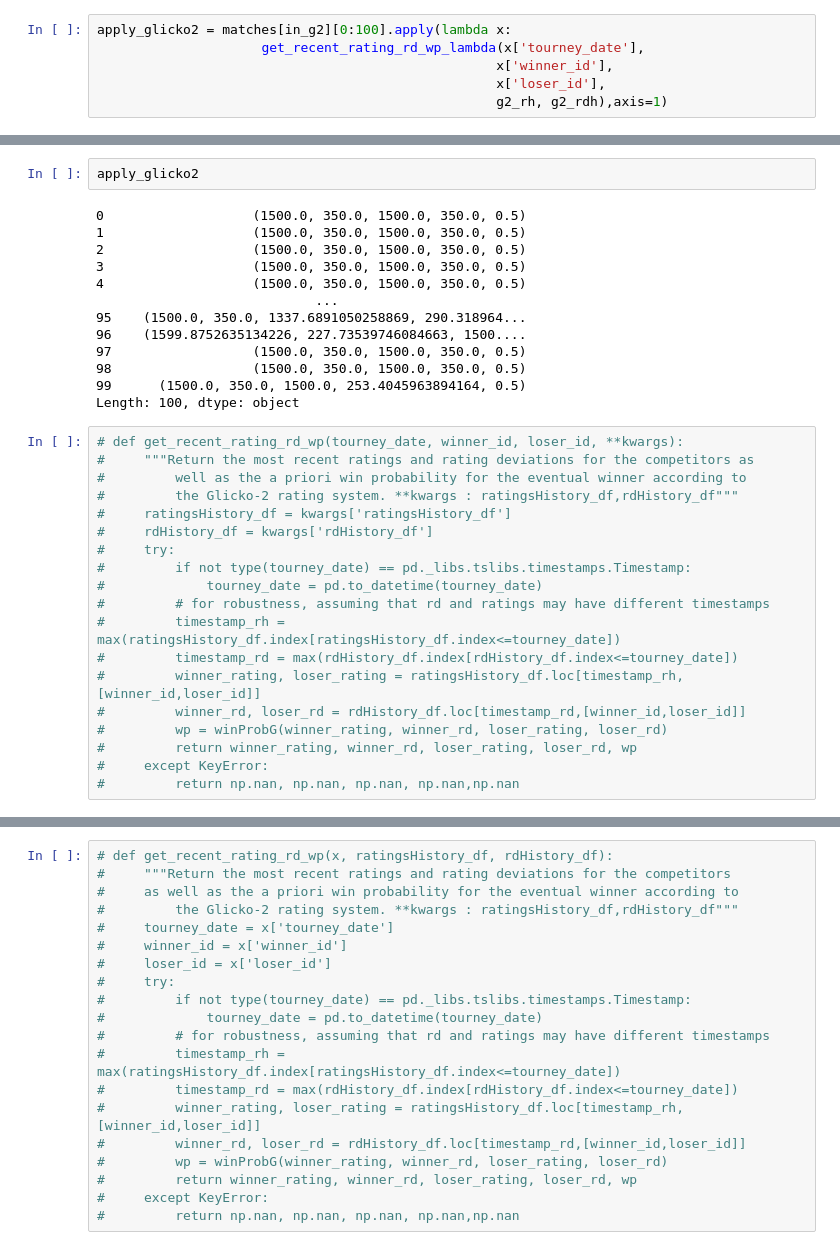
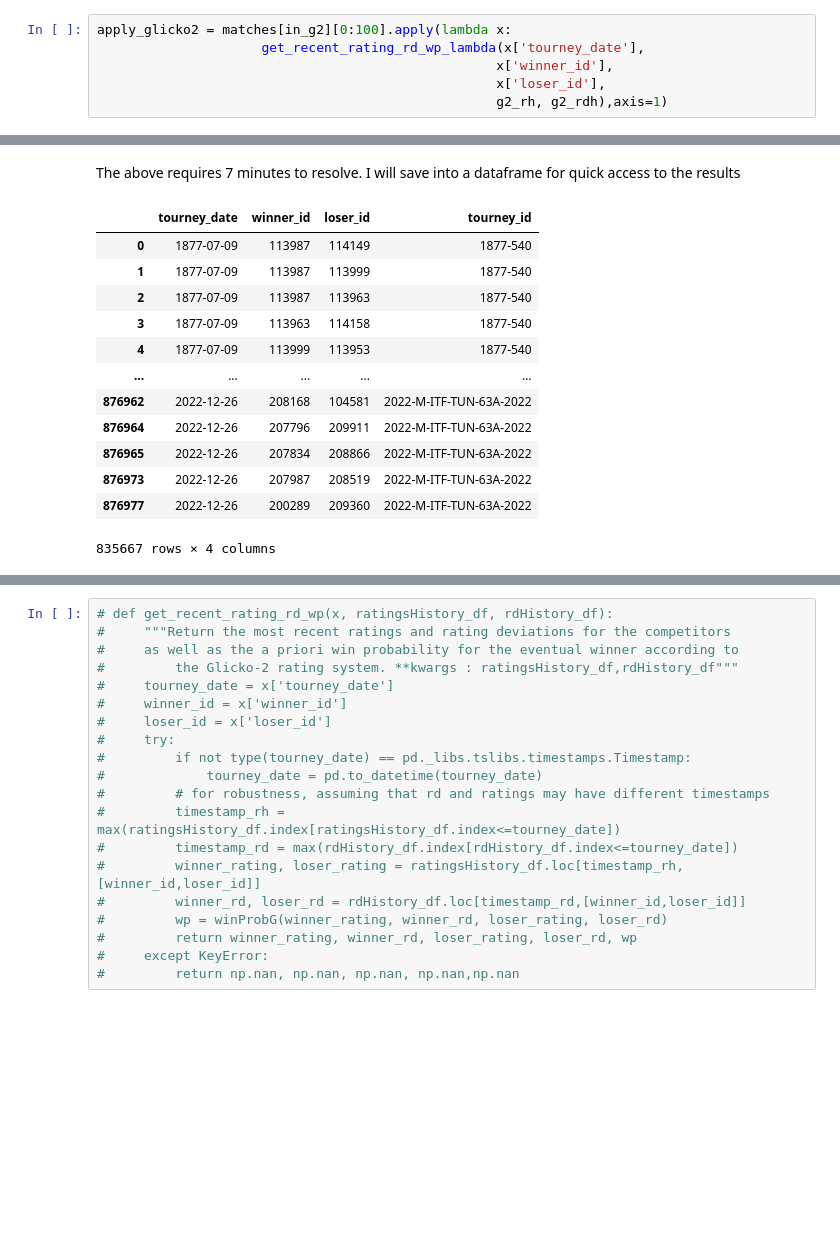
Before and after one commit to wcmohr/wcmohr_portfolio, a Jupyter notebook: Notebooks/Testing.ipynb, the cells around one changed output, grey strips where cells are left out. Saved outputs shown, nothing was run; the diff lists cells and outputs as text; blank space fills up the shorter version.

```diff
--- a/Notebooks/Testing.ipynb
+++ b/Notebooks/Testing.ipynb
@@ -90,34 +100,17 @@ apply_glicko2 = matches[in_g2][0:100].apply(lambda x:
+# %% [markdown]
+The above requires 7 minutes to resolve.  I will save into a dataframe for quick access to the results
 # %%
-apply_glicko2
 # %% [output]
+|  | tourney_date | winner_id | loser_id | tourney_id |
+| 0 | 1877-07-09 | 113987 | 114149 | 1877-540 |
+| 1 | 1877-07-09 | 113987 | 113999 | 1877-540 |
+| 2 | 1877-07-09 | 113987 | 113963 | 1877-540 |
+| 3 | 1877-07-09 | 113963 | 114158 | 1877-540 |
+| 4 | 1877-07-09 | 113999 | 113953 | 1877-540 |
+| ... | ... | ... | ... | ... |
+| 876962 | 2022-12-26 | 208168 | 104581 | 2022-M-ITF-TUN-63A-2022 |
+| 876964 | 2022-12-26 | 207796 | 209911 | 2022-M-ITF-TUN-63A-2022 |
+| 876965 | 2022-12-26 | 207834 | 208866 | 2022-M-ITF-TUN-63A-2022 |
+| 876973 | 2022-12-26 | 207987 | 208519 | 2022-M-ITF-TUN-63A-2022 |
+| 876977 | 2022-12-26 | 200289 | 209360 | 2022-M-ITF-TUN-63A-2022 |
-0                   (1500.0, 350.0, 1500.0, 350.0, 0.5)
-1                   (1500.0, 350.0, 1500.0, 350.0, 0.5)
-2                   (1500.0, 350.0, 1500.0, 350.0, 0.5)
-3                   (1500.0, 350.0, 1500.0, 350.0, 0.5)
-4                   (1500.0, 350.0, 1500.0, 350.0, 0.5)
-                            ...
-95    (1500.0, 350.0, 1337.6891050258869, 290.318964...
-96    (1599.8752635134226, 227.73539746084663, 1500....
-97                  (1500.0, 350.0, 1500.0, 350.0, 0.5)
-98                  (1500.0, 350.0, 1500.0, 350.0, 0.5)
-99      (1500.0, 350.0, 1500.0, 253.4045963894164, 0.5)
-Length: 100, dtype: object
+835667 rows × 4 columns
-# %%
-# def get_recent_rating_rd_wp(tourney_date, winner_id, loser_id, **kwargs):
-#     """Return the most recent ratings and rating deviations for the competitors as
-#         well as the a priori win probability for the eventual winner according to
-#         the Glicko-2 rating system. **kwargs : ratingsHistory_df,rdHistory_df"""
-#     ratingsHistory_df = kwargs['ratingsHistory_df']
-#     rdHistory_df = kwargs['rdHistory_df']
-#     try:
-#         if not type(tourney_date) == pd._libs.tslibs.timestamps.Timestamp:
-#             tourney_date = pd.to_datetime(tourney_date)
-#         # for robustness, assuming that rd and ratings may have different timestamps
-#         timestamp_rh = max(ratingsHistory_df.index[ratingsHistory_df.index<=tourney_date])
-#         timestamp_rd = max(rdHistory_df.index[rdHistory_df.index<=tourney_date])
-#         winner_rating, loser_rating = ratingsHistory_df.loc[timestamp_rh,[winner_id,loser_id]]
-#         winner_rd, loser_rd = rdHistory_df.loc[timestamp_rd,[winner_id,loser_id]]
-#         wp = winProbG(winner_rating, winner_rd, loser_rating, loser_rd)
-#         return winner_rating, winner_rd, loser_rating, loser_rd, wp
-#     except KeyError:
-#         return np.nan, np.nan, np.nan, np.nan,np.nan
```
Also changed, not shown: parts of 22 cells of this notebook.
